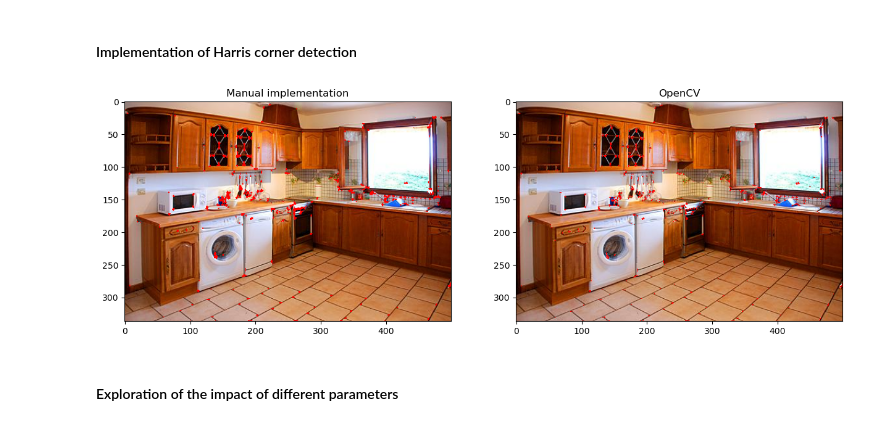
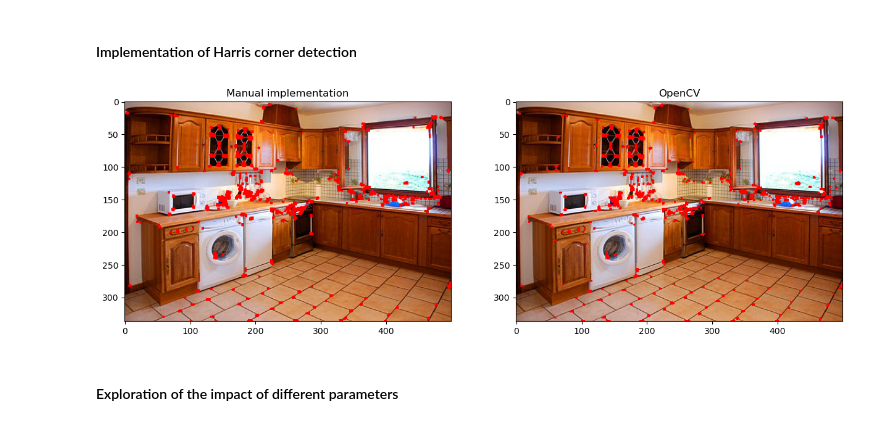
Before and after one commit to Pikurrot/cv-problems-uab, a Jupyter notebook: Lab 4/Practicum_Fondations_CV_Lab4.ipynb, the cells around one changed output. Cells and saved outputs as stored; diff of their text form; code cells hidden in the pictures.

```diff
--- a/Lab 4/Practicum_Fondations_CV_Lab4.ipynb
+++ b/Lab 4/Practicum_Fondations_CV_Lab4.ipynb
@@ -167,23 +167,23 @@ def harris_corner_detection(image: np.ndarray,
 	return ret
 # %%
 # Manual implementation
-res = harris_corner_detection(img_rgb, ksize=3, k=0.04, thresh=0.01, dilate=False)
+res = harris_corner_detection(img_rgb, ksize=3, k=0.04, thresh=0.01, dilate=True)
 
 # OpenCV implementation
 img_gray = cv2.cvtColor(img_rgb, cv2.COLOR_RGB2GRAY)
 res_cv2 = cv2.cornerHarris(img_gray.copy(), blockSize=2, ksize=3, k=0.04)
-# res_cv2 = cv2.dilate(res_cv2, np.ones((3, 3)))
+res_cv2 = cv2.dilate(res_cv2, np.ones((3, 3)))
 res_rgb_cv2 = img_rgb.copy()
 res_rgb_cv2[res_cv2 > 0.01 * res_cv2.max()] = [255, 0, 0]
 
 fig, ax = plt.subplots(1, 2, figsize=(15, 15))
 ax[0].imshow(res)
 ax[0].set_title("Manual implementation")
 ax[1].imshow(res_rgb_cv2)
 ax[1].set_title("OpenCV")
 plt.show()
 # %% [output]
-[figure, old version]
+[figure, new version]
 # %% [markdown]
 #### Exploration of the impact of different parameters
 # %%
```
Also changed, not shown: parts of 4 cells of this notebook.
